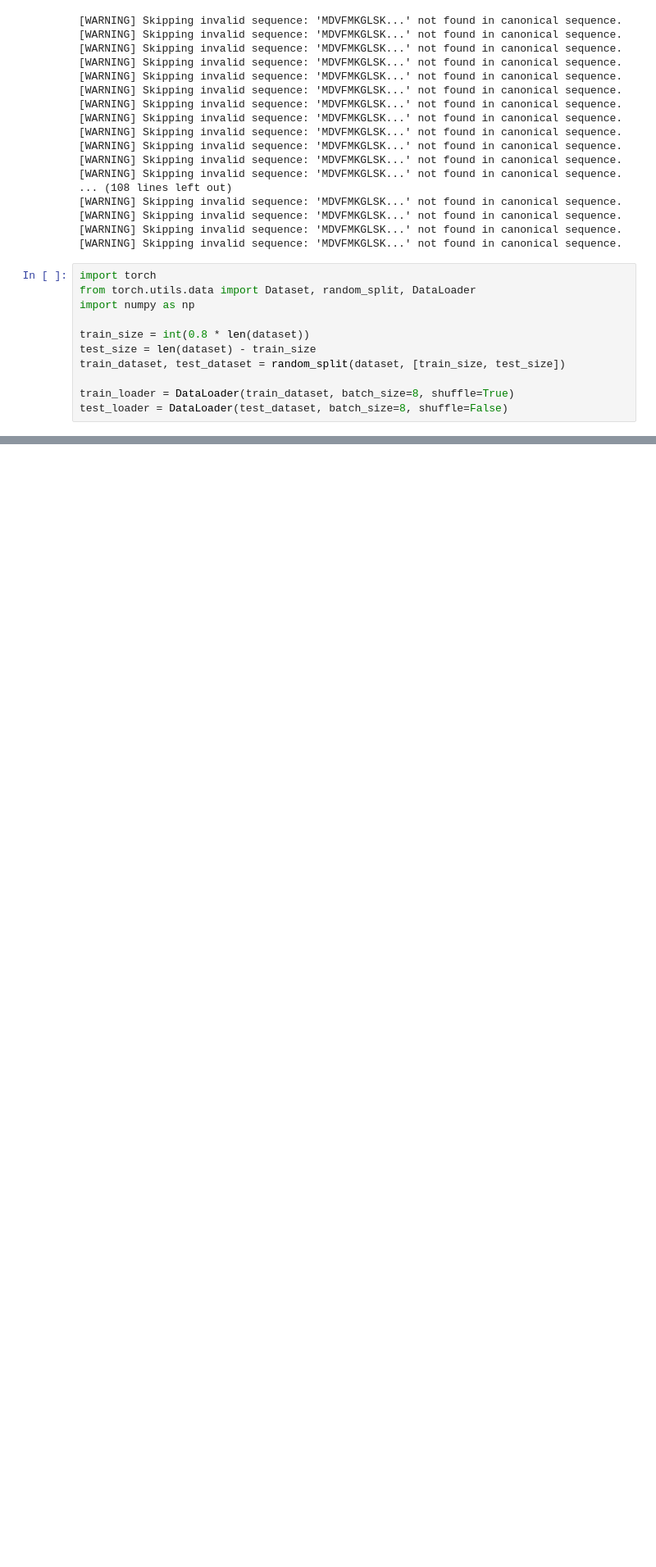
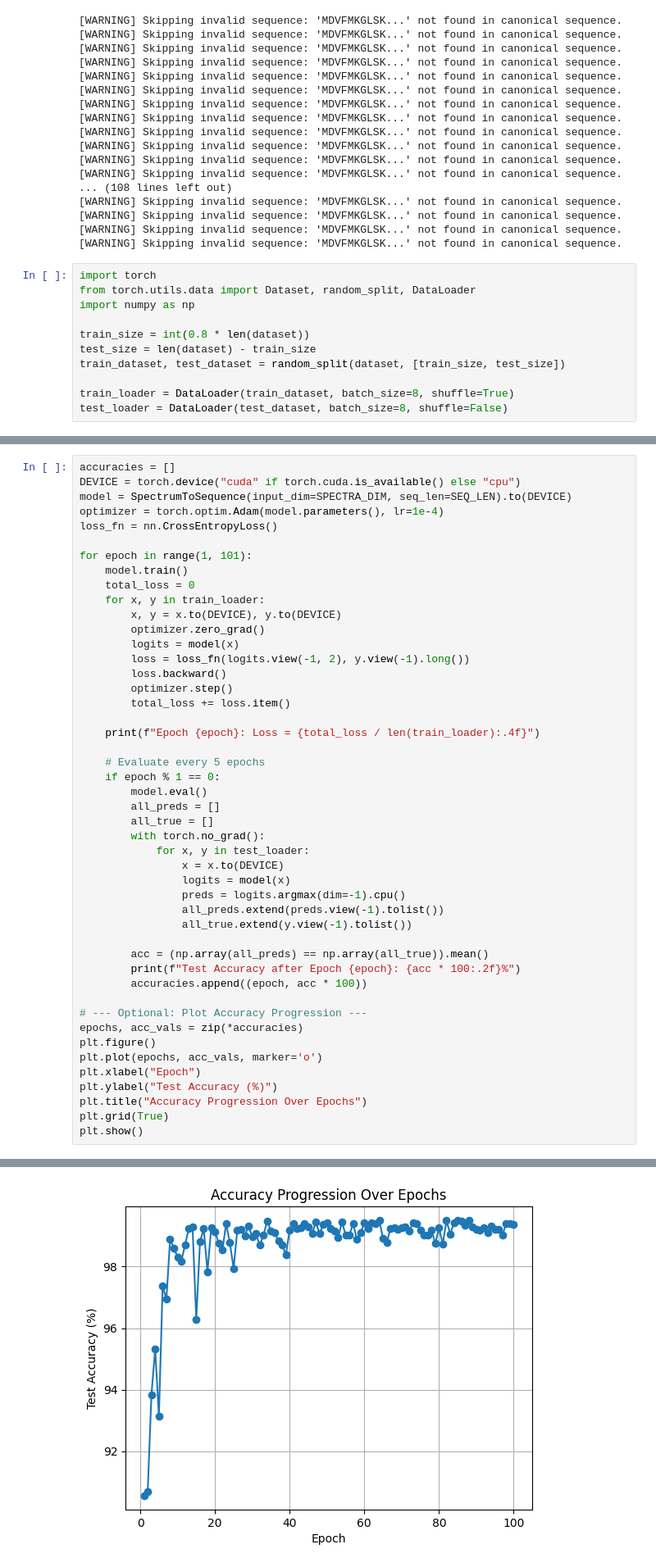
Before and after one commit to benjaminnigjeh/keyProteoforms, a Jupyter notebook: Transformer_Classiffier.ipynb, the cells around one changed output, grey strips where cells are left out. Shown: that part at 82% size. Saved outputs shown, nothing was run; the diff lists cells and outputs as text; blank space fills up the shorter version.

```diff
--- a/Transformer_Classiffier.ipynb
+++ b/Transformer_Classiffier.ipynb
@@ -217,0 +198,48 @@ Test Accuracy: 99.28%
+# %%
+accuracies = []
+DEVICE = torch.device("cuda" if torch.cuda.is_available() else "cpu")
+model = SpectrumToSequence(input_dim=SPECTRA_DIM, seq_len=SEQ_LEN).to(DEVICE)
+optimizer = torch.optim.Adam(model.parameters(), lr=1e-4)
+loss_fn = nn.CrossEntropyLoss()
+
+for epoch in range(1, 101):
+    model.train()
+    total_loss = 0
+    for x, y in train_loader:
+        x, y = x.to(DEVICE), y.to(DEVICE)
+        optimizer.zero_grad()
+        logits = model(x)
+        loss = loss_fn(logits.view(-1, 2), y.view(-1).long())
+        loss.backward()
+        optimizer.step()
+        total_loss += loss.item()
+
+    print(f"Epoch {epoch}: Loss = {total_loss / len(train_loader):.4f}")
+
+    # Evaluate every 5 epochs
+    if epoch % 1 == 0:
+        model.eval()
+        all_preds = []
+        all_true = []
+        with torch.no_grad():
+            for x, y in test_loader:
+                x = x.to(DEVICE)
+                logits = model(x)
+                preds = logits.argmax(dim=-1).cpu()
+                all_preds.extend(preds.view(-1).tolist())
+                all_true.extend(y.view(-1).tolist())
+
+        acc = (np.array(all_preds) == np.array(all_true)).mean()
+        print(f"Test Accuracy after Epoch {epoch}: {acc * 100:.2f}%")
+        accuracies.append((epoch, acc * 100))
+
+# --- Optional: Plot Accuracy Progression ---
+epochs, acc_vals = zip(*accuracies)
+plt.figure()
+plt.plot(epochs, acc_vals, marker='o')
+plt.xlabel("Epoch")
+plt.ylabel("Test Accuracy (%)")
+plt.title("Accuracy Progression Over Epochs")
+plt.grid(True)
+plt.show()
+# %% [output]
@@ -217,0 +263 @@ Test Accuracy: 99.28%
+[figure, added]
```
Also changed, not shown: parts of 3 cells of this notebook.
